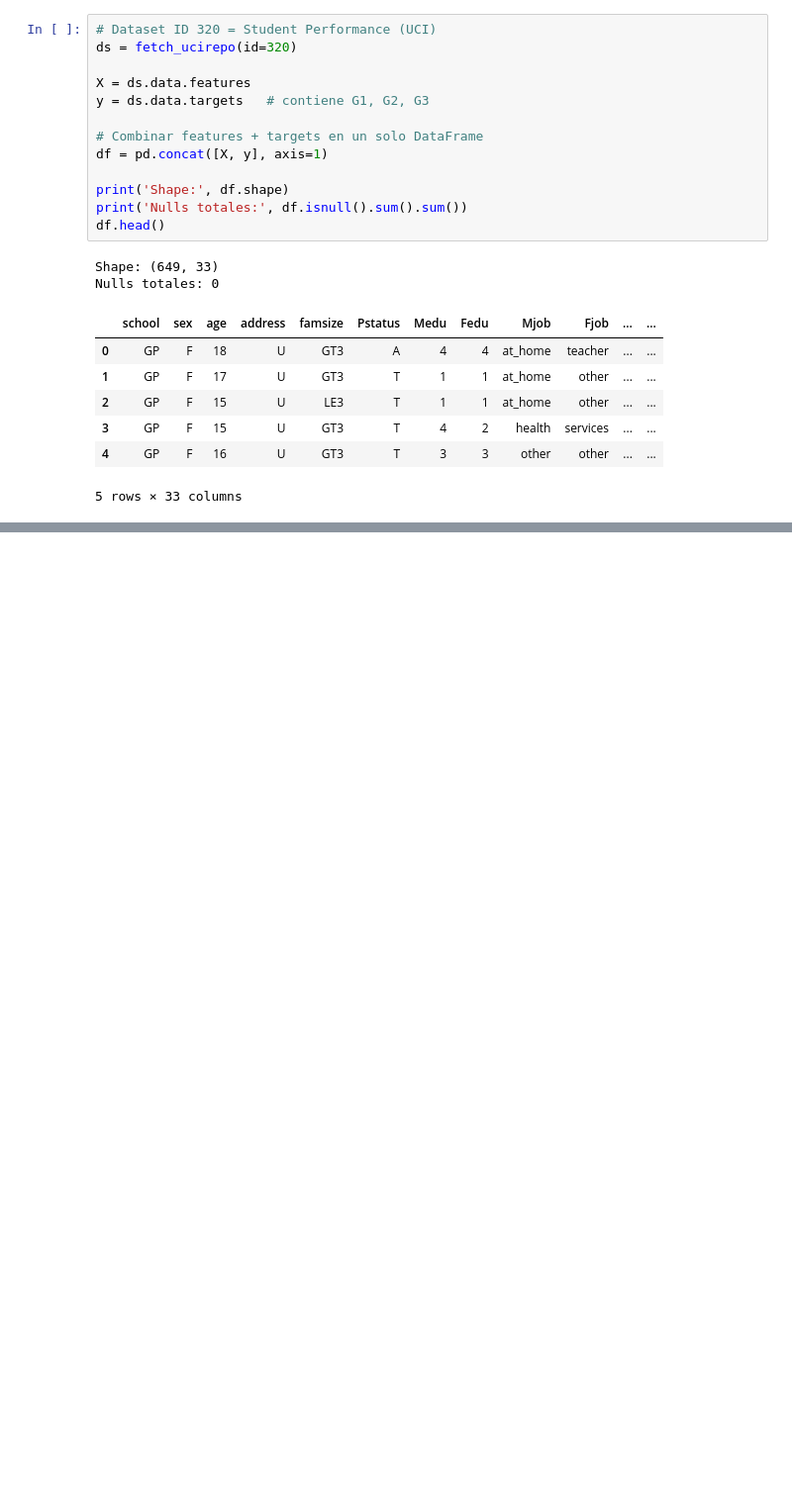
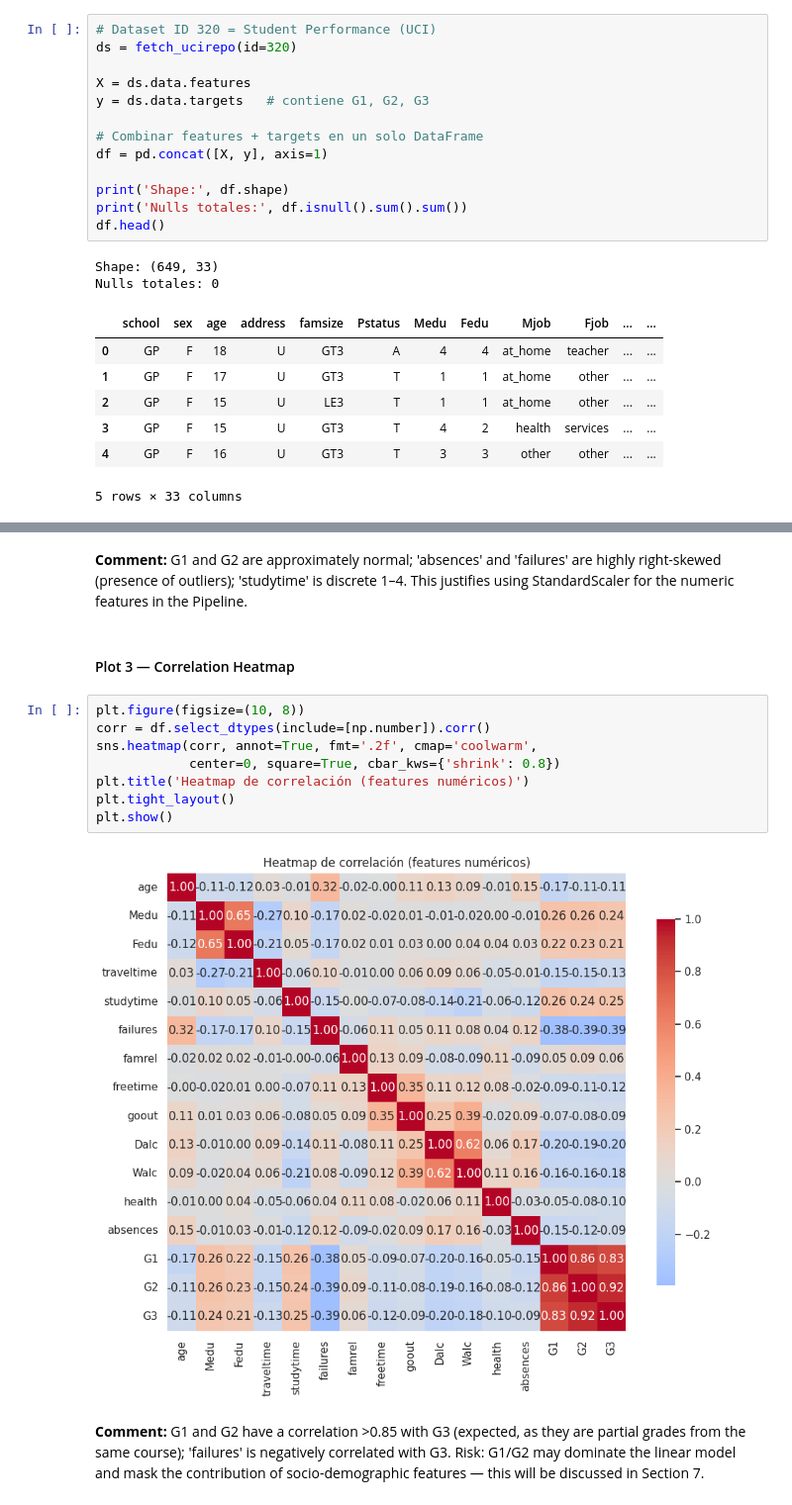
Before and after one commit to jonathanetitoo/Machine-Learning-6-SIN-A-Mar-Jul-2026, a Jupyter notebook: notebooks/main.ipynb, the cells around one changed output, grey strips where cells are left out. Shown at 99% size. Drawn from its saved outputs; the diff is of its cells as text; blank space fills up the shorter version.

```diff
--- a/notebooks/main.ipynb
+++ b/notebooks/main.ipynb
@@ -100,0 +167,16 @@ memory usage: 167.4 KB
+# %% [markdown]
+**Comment:** G1 and G2 are approximately normal; 'absences' and 'failures' are highly right-skewed (presence of outliers); 'studytime' is discrete 1–4. This justifies using StandardScaler for the numeric features in the Pipeline.
+# %% [markdown]
+#### Plot 3 — Correlation Heatmap
+# %%
+plt.figure(figsize=(10, 8))
+corr = df.select_dtypes(include=[np.number]).corr()
+sns.heatmap(corr, annot=True, fmt='.2f', cmap='coolwarm',
+            center=0, square=True, cbar_kws={'shrink': 0.8})
+plt.title('Heatmap de correlación (features numéricos)')
+plt.tight_layout()
+plt.show()
+# %% [output]
+[figure, added]
+# %% [markdown]
+**Comment:** G1 and G2 have a correlation >0.85 with G3 (expected, as they are partial grades from the same course); 'failures' is negatively correlated with G3. Risk: G1/G2 may dominate the linear model and mask the contribution of socio-demographic features — this will be discussed in Section 7.
```
Also changed, not shown: parts of 11 cells of this notebook.
